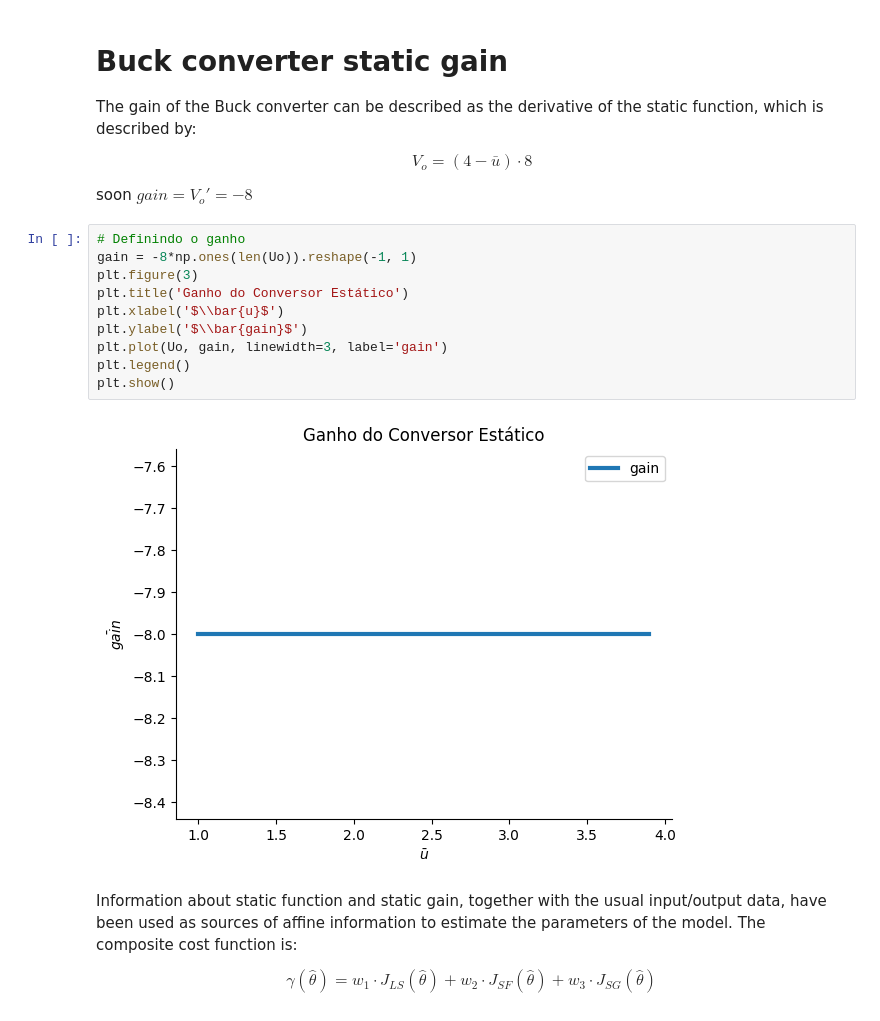
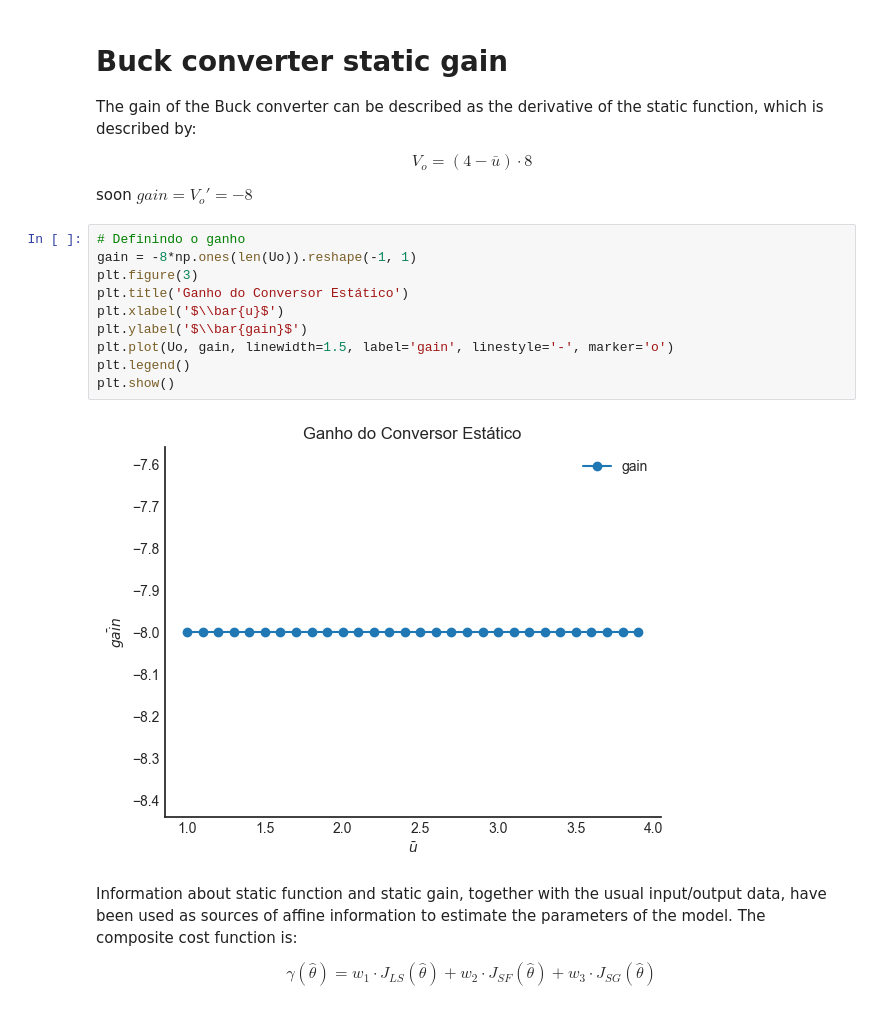
Before and after one commit to GabrielBuenoLeandro/Multiobjetive, a Jupyter notebook: examples/conversor_buck.ipynb, the cells around one changed output. Cells and saved outputs as stored; diff of their text form.

```diff
--- a/examples/conversor_buck.ipynb
+++ b/examples/conversor_buck.ipynb
@@ -101,15 +102,15 @@ soon $gain=V_o'=-8$
 # %%
 # Definindo o ganho
 gain = -8*np.ones(len(Uo)).reshape(-1, 1)
 plt.figure(3)
 plt.title('Ganho do Conversor Estático')
 plt.xlabel('$\\bar{u}$')
 plt.ylabel('$\\bar{gain}$')
-plt.plot(Uo, gain, linewidth=3, label='gain')
+plt.plot(Uo, gain, linewidth=1.5, label='gain', linestyle='-', marker='o')
 plt.legend()
 plt.show()
 # %% [output]
-[figure, old version]
+[figure, new version]
 # %% [markdown]
 Information about static function and static gain, together with the usual input/output data, have been used as sources of affine information to estimate the parameters of the model. The composite cost function is:
 
```
Also changed, not shown: parts of 11 cells of this notebook, 1 other file.
